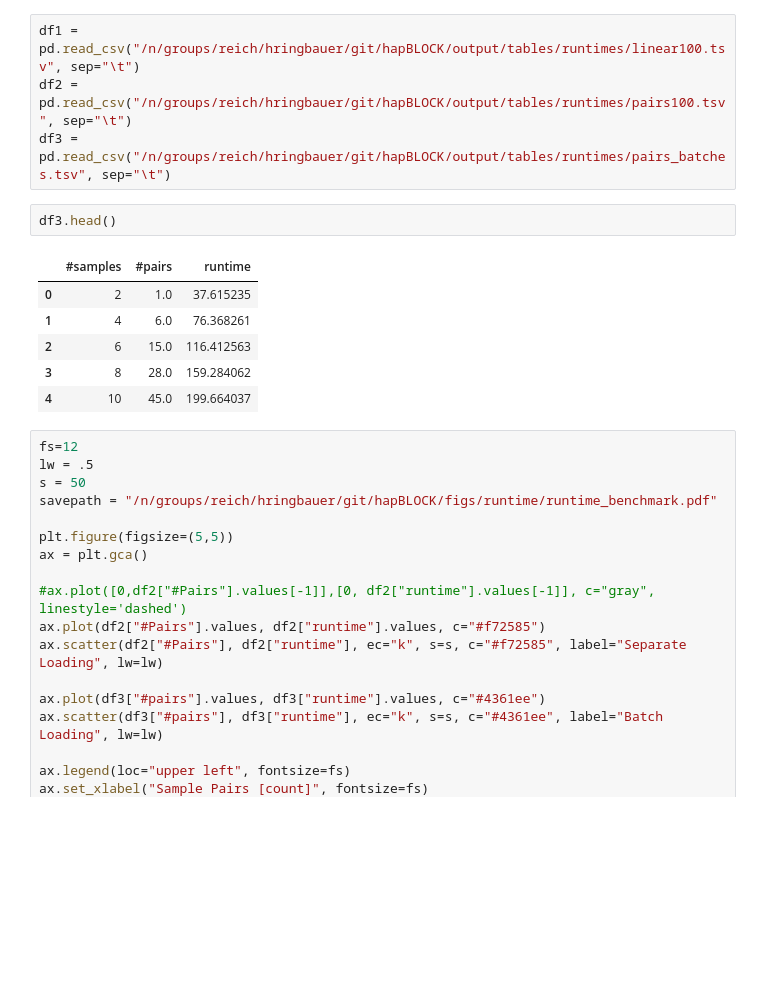
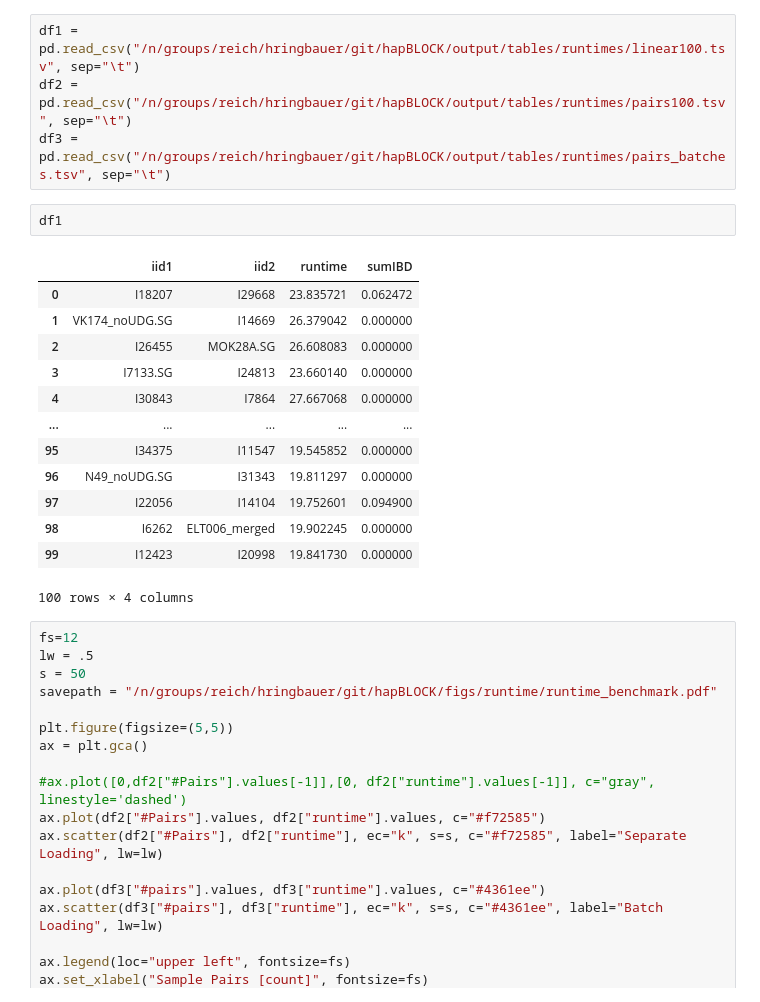
Before and after one commit to hringbauer/ancIBD, a Jupyter notebook: notebook/analyze_ibd/runtime_test.ipynb, the cells around one changed output. Cells and saved outputs as stored; diff of their text form; blank space fills up the shorter version.

```diff
--- a/notebook/analyze_ibd/runtime_test.ipynb
+++ b/notebook/analyze_ibd/runtime_test.ipynb
@@ -220,15 +303,22 @@ dft3
 df1 = pd.read_csv("/n/groups/reich/hringbauer/git/hapBLOCK/output/tables/runtimes/linear100.tsv", sep="\t")
 df2 = pd.read_csv("/n/groups/reich/hringbauer/git/hapBLOCK/output/tables/runtimes/pairs100.tsv", sep="\t")
 df3 = pd.read_csv("/n/groups/reich/hringbauer/git/hapBLOCK/output/tables/runtimes/pairs_batches.tsv", sep="\t")
-# %%
-df3.head()
-# %% [output]
-|  | #samples | #pairs | runtime |
-| 0 | 2 | 1.0 | 37.615235 |
-| 1 | 4 | 6.0 | 76.368261 |
-| 2 | 6 | 15.0 | 116.412563 |
-| 3 | 8 | 28.0 | 159.284062 |
-| 4 | 10 | 45.0 | 199.664037 |
+# %%
+df1
+# %% [output]
+|  | iid1 | iid2 | runtime | sumIBD |
+| 0 | I18207 | I29668 | 23.835721 | 0.062472 |
+| 1 | VK174_noUDG.SG | I14669 | 26.379042 | 0.000000 |
+| 2 | I26455 | MOK28A.SG | 26.608083 | 0.000000 |
+| 3 | I7133.SG | I24813 | 23.660140 | 0.000000 |
+| 4 | I30843 | I7864 | 27.667068 | 0.000000 |
+| ... | ... | ... | ... | ... |
+| 95 | I34375 | I11547 | 19.545852 | 0.000000 |
+| 96 | N49_noUDG.SG | I31343 | 19.811297 | 0.000000 |
+| 97 | I22056 | I14104 | 19.752601 | 0.094900 |
+| 98 | I6262 | ELT006_merged | 19.902245 | 0.000000 |
+| 99 | I12423 | I20998 | 19.841730 | 0.000000 |
+100 rows × 4 columns
 # %%
 fs=12
 lw = .5
```
Also changed, not shown: parts of 19 cells of this notebook, 1 other file.
